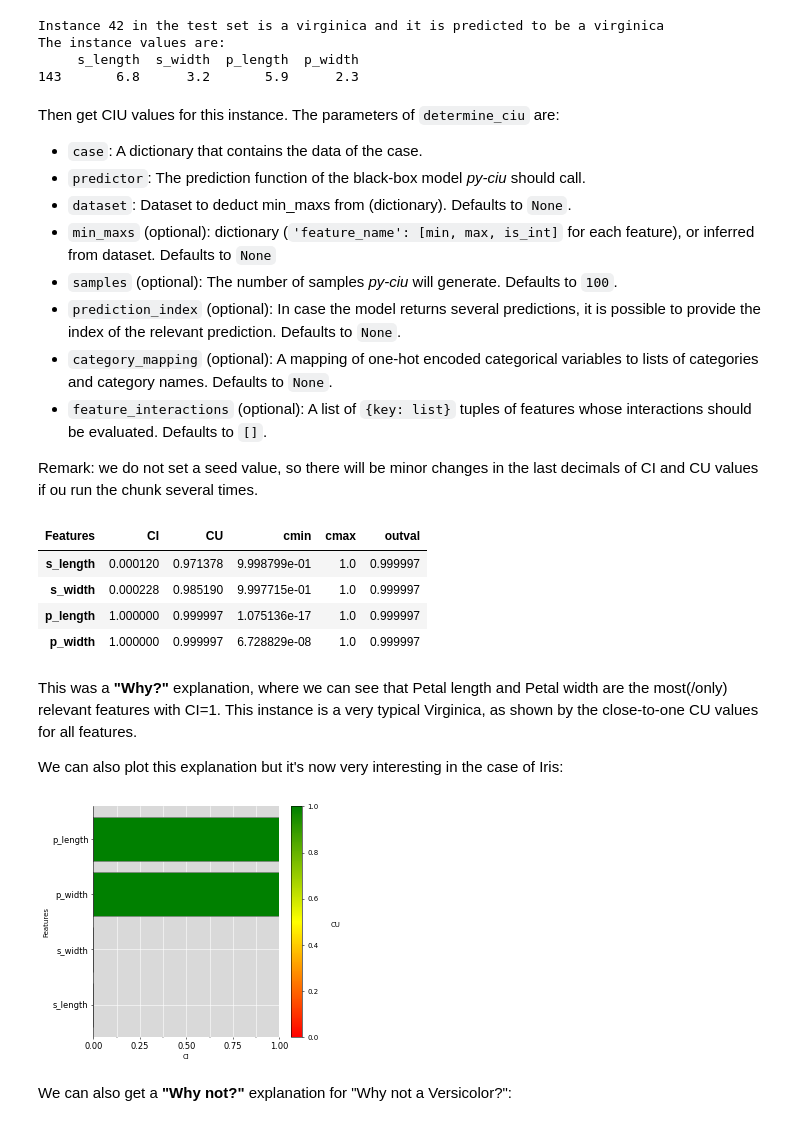
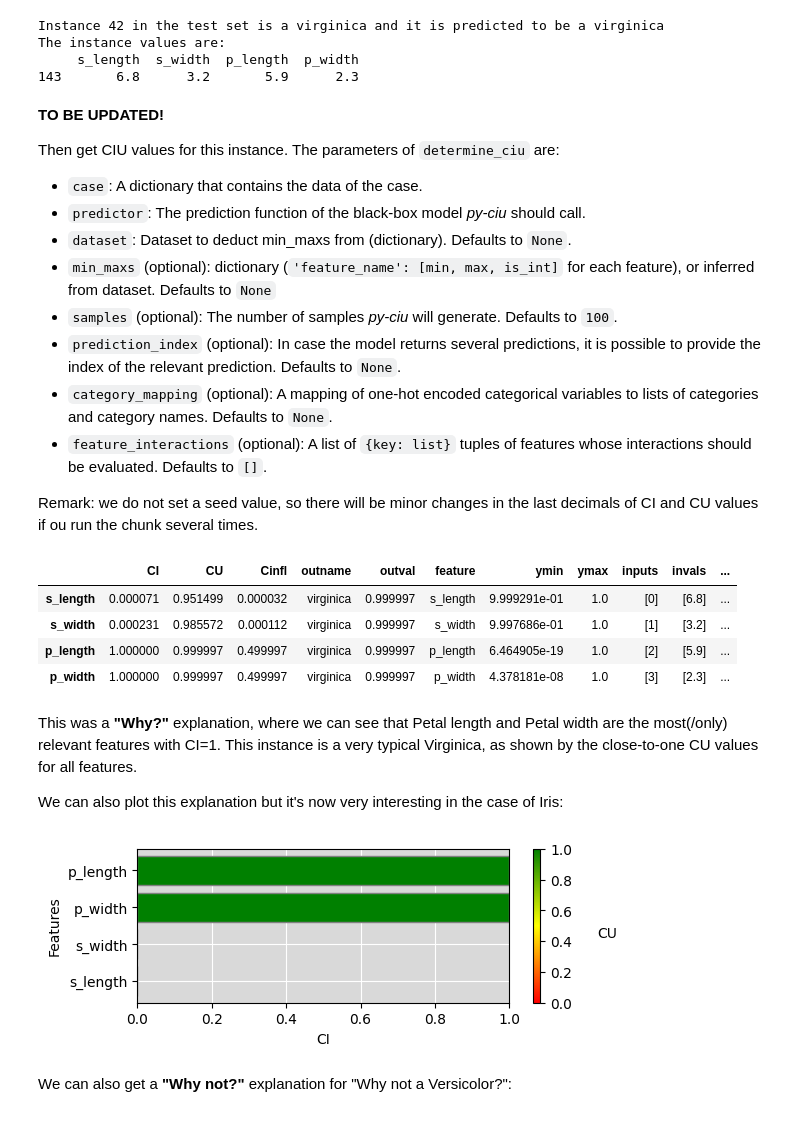
Before and after one commit to KaryFramling/py-ciu, a Jupyter notebook: README_notebook.ipynb, the cells around one changed output. Drawn from its saved outputs; the diff is of its cells as text; code cells hidden in the pictures.

```diff
--- a/README_notebook.ipynb
+++ b/README_notebook.ipynb
@@ -31,18 +30,19 @@ Here we can use a simple example with the well known Iris flower dataset:
 # %%
 import pandas as pd
 import numpy as np
-import matplotlib as plt
+import matplotlib.pylab as py_plt
 from sklearn.model_selection import train_test_split
 from sklearn import datasets
 from sklearn.discriminant_analysis import LinearDiscriminantAnalysis
 
+np.random.seed(26)
 iris=datasets.load_iris()
 
 df = pd.DataFrame(data = np.c_[iris['data'], iris['target']],
               columns = iris['feature_names'] + ['target'])
 df['species'] = pd.Categorical.from_codes(iris.target, iris.target_names)
 df.columns = ['s_length', 's_width', 'p_length', 'p_width', 'target', 'species']
-
+iris_outnames = df['species'].cat.categories.tolist()
 X = df[['s_length', 's_width', 'p_length', 'p_width']]
 y = df['species']
 X_train, X_test, y_train, y_test = train_test_split(X, y, test_size=0.3, random_state=123)
@@ -68,6 +68,8 @@ The instance values are:
      s_length  s_width  p_length  p_width
 143       6.8      3.2       5.9      2.3
 # %% [markdown]
+**TO BE UPDATED!**
+
 Then get CIU values for this instance. The parameters of ``determine_ciu`` are:
 * ``case``: A dictionary that contains the data of the case.
 * ``predictor``: The prediction function of the black-box model *py-ciu* should call.
@@ -79,32 +81,23 @@ Then get CIU values for this instance. The parameters of ``determine_ciu`` are:
 * ``feature_interactions`` (optional): A list of ``{key: list}`` tuples of features whose interactions should be evaluated. Defaults to ``[]``.
 
 Remark: we do not set a seed value, so there will be minor changes in the last decimals of CI and CU values if ou run the chunk several times.
-# %%
-iris_df = df.apply(pd.to_numeric, errors='ignore')
-
-iris_ciu = determine_ciu(
-    instance,
-    model.predict_proba,
-    iris_df.to_dict('list'),
-    samples = 100,
-    prediction_index = np.where(y.cat.categories==pred)[0][0]
-)
-iris_ciu.explain_tabular()
-# %% [output]
-| Features | CI | CU | cmin | cmax | outval |
-| s_length | 0.000120 | 0.971378 | 9.998799e-01 | 1.0 | 0.999997 |
-| s_width | 0.000228 | 0.985190 | 9.997715e-01 | 1.0 | 0.999997 |
-| p_length | 1.000000 | 0.999997 | 1.075136e-17 | 1.0 | 0.999997 |
-| p_width | 1.000000 | 0.999997 | 6.728829e-08 | 1.0 | 0.999997 |
+# %%
+iris_ciu = ciu.CIU(model.predict_proba, iris_outnames, data=X_train)
+CIUres = iris_ciu.explain(instance, output_ind=2)
+display(CIUres)
+# %% [output]
+|  | CI | CU | Cinfl | outname | outval | feature | ymin | ymax | inputs | invals | ... |
+| s_length | 0.000071 | 0.951499 | 0.000032 | virginica | 0.999997 | s_length | 9.999291e-01 | 1.0 | [0] | [6.8] | ... |
+| s_width | 0.000231 | 0.985572 | 0.000112 | virginica | 0.999997 | s_width | 9.997686e-01 | 1.0 | [1] | [3.2] | ... |
+| p_length | 1.000000 | 0.999997 | 0.499997 | virginica | 0.999997 | p_length | 6.464905e-19 | 1.0 | [2] | [5.9] | ... |
+| p_width | 1.000000 | 0.999997 | 0.499997 | virginica | 0.999997 | p_width | 4.378181e-08 | 1.0 | [3] | [2.3] | ... |
 # %% [markdown]
 This was a **"Why?"** explanation, where we can see that Petal length and Petal width are the most(/only) relevant features with CI=1. This instance is a very typical Virginica, as shown by the close-to-one CU values for all features.
 
 We can also plot this explanation but it's now very interesting in the case of Iris:
-# %%
-import matplotlib.pylab as py_plt
-py_plt.rcParams['figure.dpi'] = 50
-iris_ciu.plot_ciu()
-# %% [output]
-[figure, removed]
+# %%
+iris_ciu.plot_ciu(CIUres, figsize=(6,2))
+# %% [output]
+[figure, added]
 # %% [markdown]
 We can also get a **"Why not?"** explanation for "Why not a Versicolor?":
```
Also changed, not shown: parts of 41 cells of this notebook.
